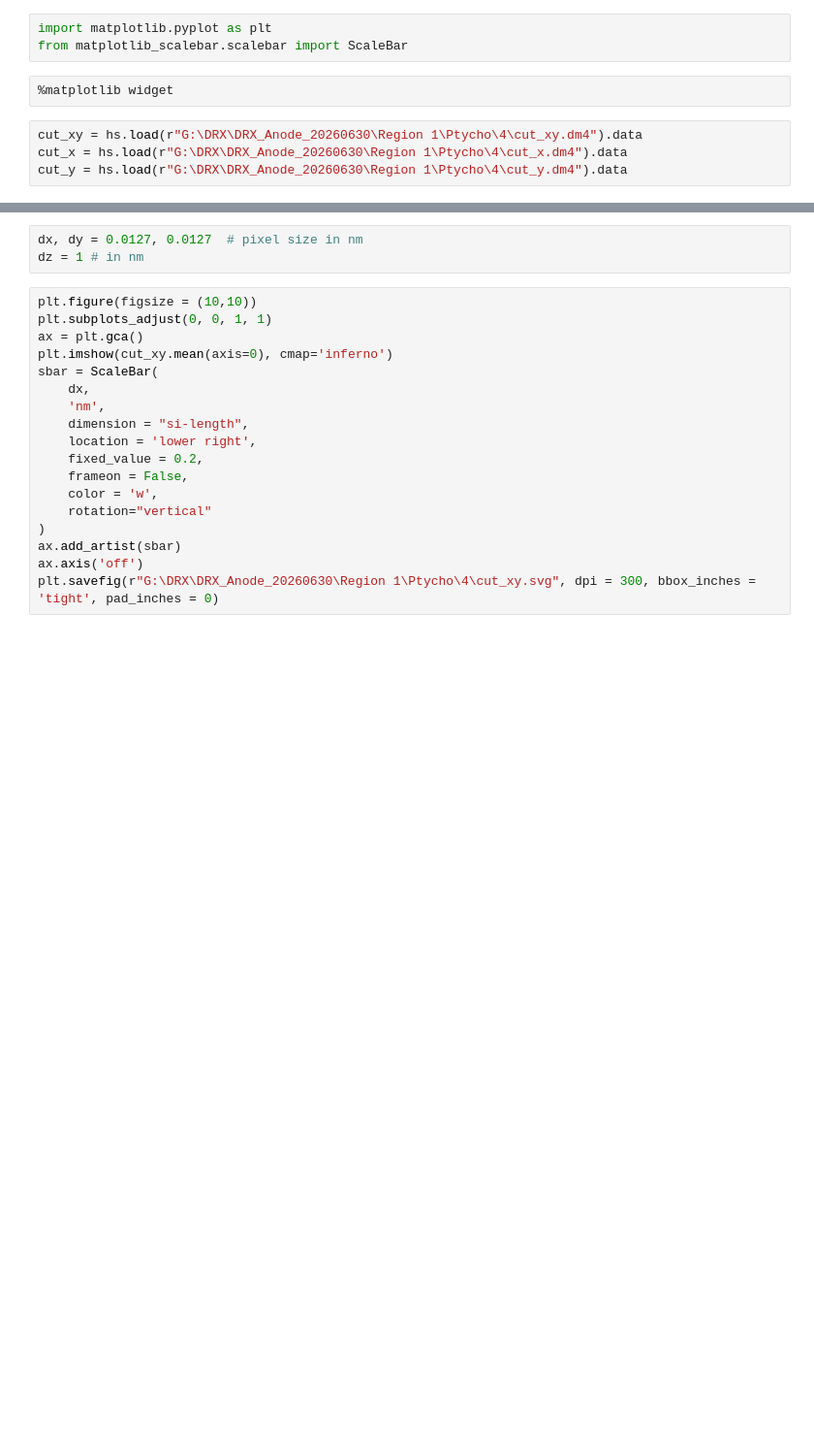
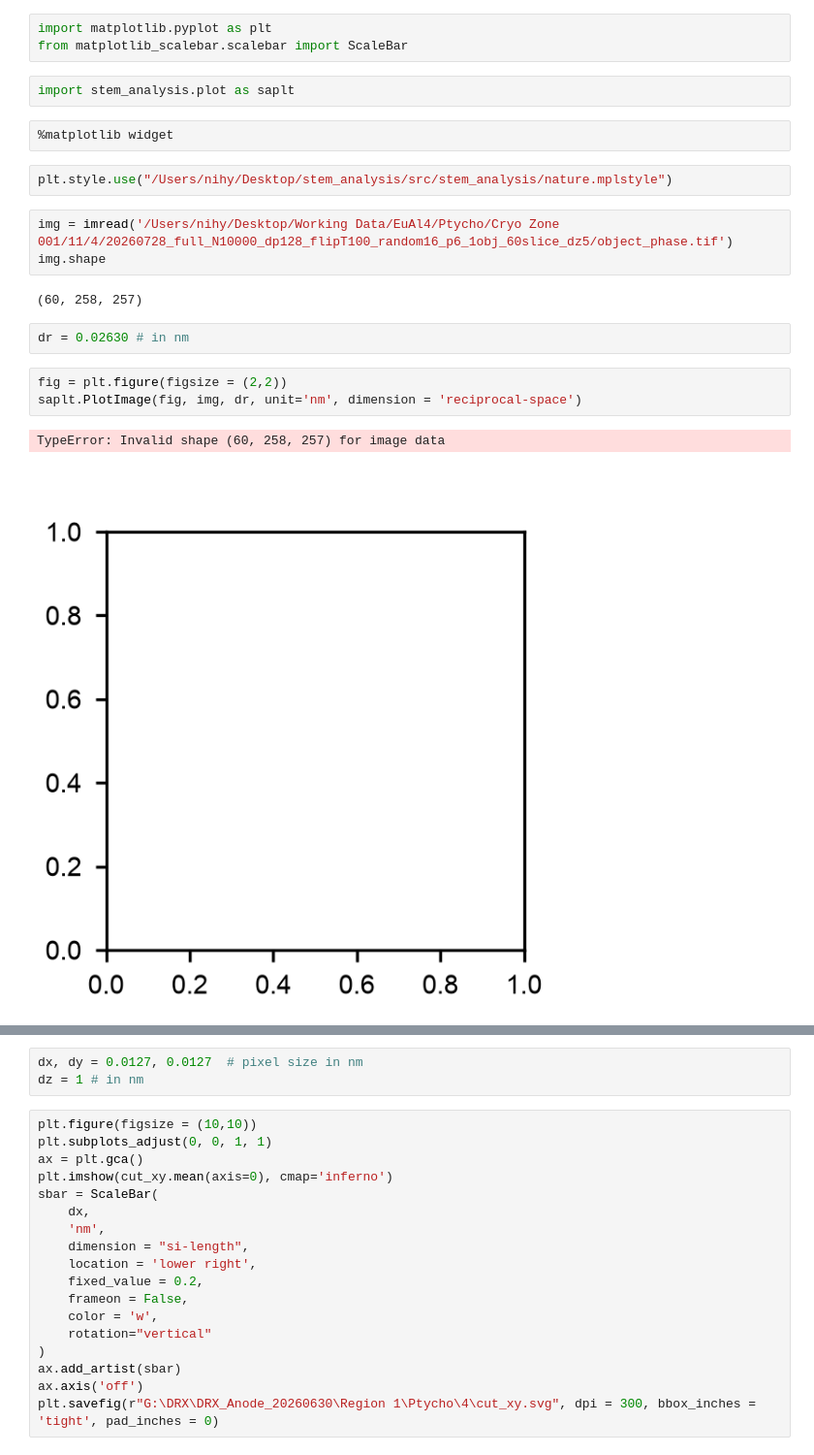
Before and after one commit to Shephardnihy/stem_analysis, a Jupyter notebook: dev/plot.ipynb, the cells around one changed output, grey strips where cells are left out. Shown at 97% size. Cells and saved outputs as stored; diff of their text form; blank space fills up the shorter version.

Commit message:
enhancing plotting

```diff
--- a/dev/plot.ipynb
+++ b/dev/plot.ipynb
@@ -3,9 +4,22 @@ import hyperspy.api as hs
 # %%
 import matplotlib.pyplot as plt
 from matplotlib_scalebar.scalebar import ScaleBar
+# %%
+import stem_analysis.plot as saplt
 # %%
 %matplotlib widget
+# %%
+plt.style.use("/Users/nihy/Desktop/stem_analysis/src/stem_analysis/nature.mplstyle")
 # %%
-cut_xy = hs.load(r"G:\DRX\DRX_Anode_20260630\Region 1\Ptycho\4\cut_xy.dm4").data
-cut_x = hs.load(r"G:\DRX\DRX_Anode_20260630\Region 1\Ptycho\4\cut_x.dm4").data
-cut_y = hs.load(r"G:\DRX\DRX_Anode_20260630\Region 1\Ptycho\4\cut_y.dm4").data
+img = imread('/Users/nihy/Desktop/Working Data/EuAl4/Ptycho/Cryo Zone 001/11/4/20260728_full_N10000_dp128_flipT100_random16_p6_1obj_60slice_dz5/object_phase.tif')
+img.shape
+# %% [output]
+(60, 258, 257)
+# %%
+dr = 0.02630 # in nm
+# %%
+fig = plt.figure(figsize = (2,2))
+saplt.PlotImage(fig, img, dr, unit='nm', dimension = 'reciprocal-space')
+# %% [output]
+TypeError: Invalid shape (60, 258, 257) for image data
+[figure, added]
```
Also changed, not shown: parts of 3 cells of this notebook, 9 other files.
